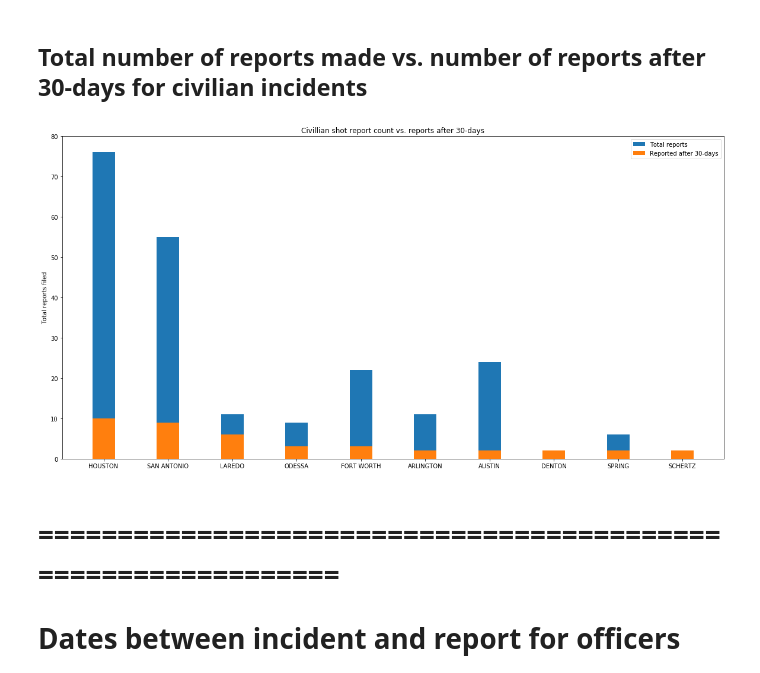
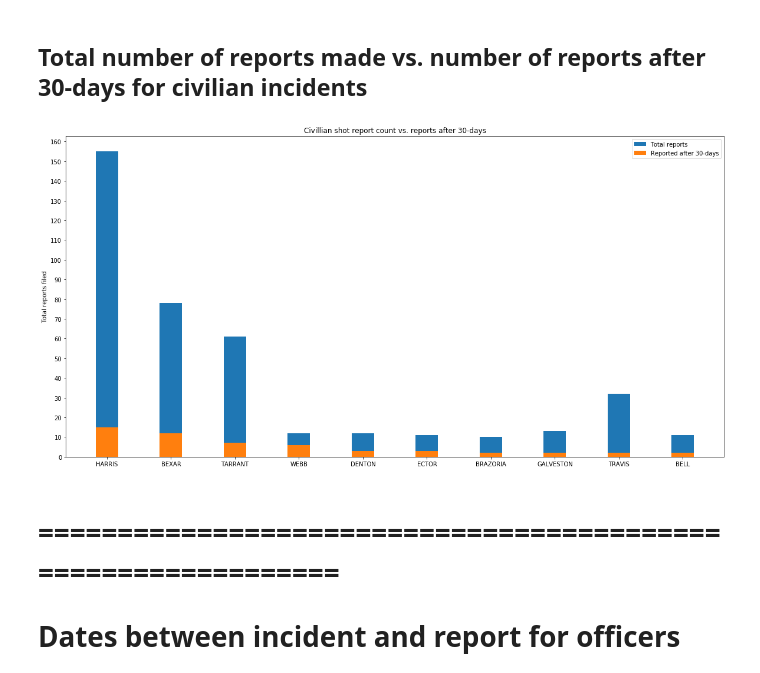
Before and after one commit to texas-justice-initiative/analysis, a Jupyter notebook: analyses/report_dates/date_report_diff.ipynb, the cells around one changed output. Saved outputs shown, nothing was run; the diff lists cells and outputs as text; code cells hidden in the pictures.

```diff
--- a/analyses/report_dates/date_report_diff.ipynb
+++ b/analyses/report_dates/date_report_diff.ipynb
@@ -246,9 +250,0 @@ print(off_shot)
-# %%
-off_file_year = []
-for n in range(len(off_shot)):
-    this_off_file_date = off_shot['date_ag_received'][n]
-    file_year = year_incident(this_off_file_date, 'off')
-    off_file_year.append(file_year)
-off_shot.insert(2, "year_file", off_file_year, True)
-
-print(off_shot)
@@ -329,12 +285,14 @@ civ_city_list = list(civ_shot_notnan['incident_city'].unique())
+# %%
+civ_county_list = list(civ_shot['incident_county'].unique())
 # %%
-city_count_list = []
-for n in range(len(civ_city_list)-1):
-    this_city = civ_city_list[n]
-    this_city_data = civ_shot_notnan.loc[civ_shot_notnan['incident_city'] == this_city]
-    this_city_date_mean = np.mean(this_city_data['date_count'])
-    city_count_list.append({'City': this_city, 'Mean': this_city_date_mean})
+county_count_list = []
+for n in range(len(civ_county_list)-1):
+    this_county = civ_county_list[n]
+    this_county_data = civ_shot.loc[civ_shot['incident_county'] == this_county]
+    this_county_date_mean = np.nanmean(this_county_data['date_count'])
+    county_count_list.append({'County': this_county, 'Mean': this_county_date_mean})
 
-civ_county_df = pd.DataFrame(city_count_list)
+civ_county_df = pd.DataFrame(county_count_list)
 # %% [markdown]
 #### Average number of days between incident and report by county
 # %%
@@ -392,18 +350,18 @@ The following code goes through list of unique counties, indexes the tally list
 # %%
 mean_civ_count_list = []
 over_civ_count_list = []
-for n in range(len(civ_city_list)-1):
-    this_city = civ_city_list[n]
-    this_city_data = civ_shot_notnan.loc[civ_shot_notnan['incident_city'] == this_city]
-    this_city_total = len(this_city_data) #total incidents
+for n in range(len(civ_county_list)-1):
+    this_county = civ_county_list[n]
+    this_county_data = civ_shot.loc[civ_shot['incident_county'] == this_county]
+    this_county_total = len(this_county_data) #total incidents
 
-    this_city_date_mean = np.mean(this_city_data['date_count'])
-    mean_civ_count_list.append({'City': this_city, 'Mean': this_city_date_mean})
+    this_county_date_mean = np.mean(this_county_data['date_count'])
+    mean_civ_count_list.append({'County': this_county, 'Mean': this_county_date_mean})
     mean_civ_count_df = pd.DataFrame(mean_civ_count_list)
 
     tally_over_30 = []
-    for t in range(this_city_total):
-        this_city_count = this_city_data.iloc[t-1].date_count
+    for t in range(this_county_total):
+        this_city_count = this_county_data.iloc[t-1].date_count
 
         if this_city_count > 30:
             tally_over_30.append(1)
@@ -412,7 +370,7 @@ for n in range(len(civ_city_list)-1):
 
     total_over_30 = np.sum(tally_over_30)
     prop_over_30 = np.mean(tally_over_30)
-    over_civ_count_list.append({'City': this_city, 'Total_Over30': total_over_30, 'Total': this_city_total, 'Prop_Over30': prop_over_30})
+    over_civ_count_list.append({'County': this_county, 'Total_Over30': total_over_30, 'Total': this_county_total, 'Prop_Over30': prop_over_30})
     over_civ_count_df = pd.DataFrame(over_civ_count_list)
 # %%
 pd.set_option('display.max_rows', 200)
@@ -481,20 +439,20 @@ over_civ_count_df_asc_list
 # %%
 N = len(over_civ_count_df_asc_list)
 ind = np.arange(N)    # the x locations for the groups
 width = 0.35       # the width of the bars: can also be len(x) sequence
 
 p1 = plt.bar(ind, over_civ_count_df_asc_list['Total'], width)
 p2 = plt.bar(ind, over_civ_count_df_asc_list['Total_Over30'], width, bottom=0)
 
 plt.ylabel('Total reports filed')
 plt.title('Civillian shot report count vs. reports after 30-days')
-plt.xticks(ind, (over_civ_count_df_asc_list['City']))
+plt.xticks(ind, (over_civ_count_df_asc_list['County']))
 plt.yticks(np.arange(0, np.max(over_civ_count_df_asc_list.Total)+10, 10))
 plt.legend((p1[0], p2[0]), ('Total reports', 'Reported after 30-days'))
 
 plt.show()
 # %% [output]
-[figure, old version]
+[figure, new version]
 # %% [markdown]
 # ==============================================================
 # Dates between incident and report for officers shot
```
Also changed, not shown: parts of 38 cells of this notebook.
